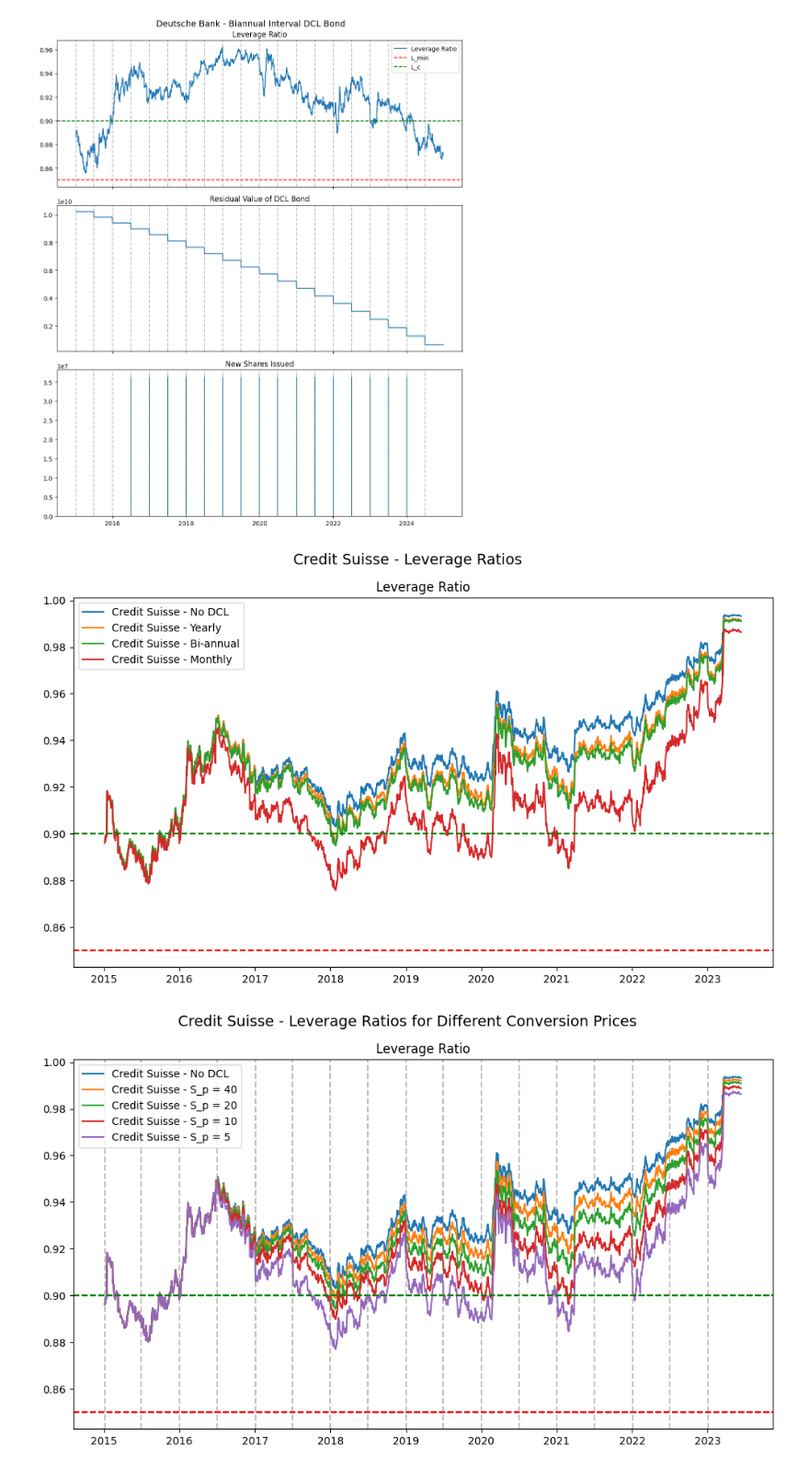
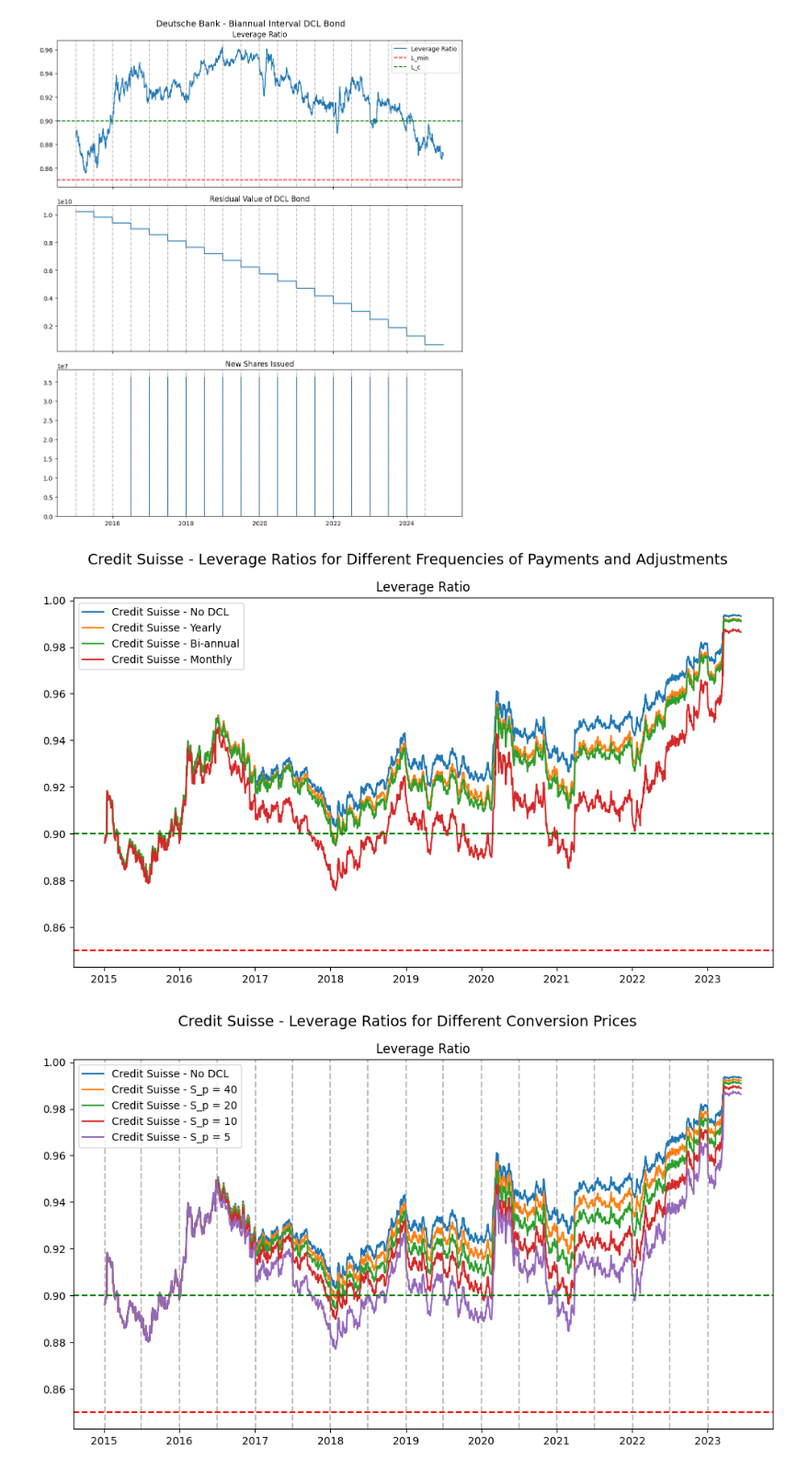
Before and after one commit to steinarb1234/DCL_coco_bond, a Jupyter notebook: main.ipynb, the cells around one changed output. Shown at 92% size. Drawn from its saved outputs; the diff is of its cells as text; code cells hidden in the pictures.

```diff
--- a/main.ipynb
+++ b/main.ipynb
@@ -110,12 +110,12 @@ class DCL_Bond:
 
         return Q * ((1 + r)**k_years + (1 - (1 + r)**k_years)/(1 - (1 + r)**(-T_years)))
 
-    def calculate_alpha(self, RQ_k, book_value_of_total_debt):
+    def calculate_alpha(self, RQ_k, total_debt):
         """
         Calculate the ratio of CoCos to total debt.
         """
 
-        return RQ_k / book_value_of_total_debt
+        return RQ_k / total_debt
 
     def calculate_leverage_ratio(self, RQ_k, NS_k_1, S_k, alpha_k):
         """
@@ -184,7 +184,7 @@ class DCL_Bond:
         else:
             period_to_years = 1 / self.freq
 
-        self.dcl_data['Book value of debt'] = self.dcl_data['Total Debt']
+        # self.dcl_data['Book value of debt'] = self.dcl_data['Total Debt']
         # self.dcl_data['Shares outstanding'] = self.dcl_data['Common Shares - Outstanding - Total']
         self.dcl_data['Shares outstanding'] = self.dcl_data['Issue Default Shares Outstanding'][0]
         self.dcl_data['Q']                  = self.Q_init
@@ -213,7 +213,7 @@ class DCL_Bond:
             )
             self.dcl_data.loc[day, 'alpha_k'] = self.calculate_alpha( # Compute alpha_k (the proportion of DCL to total debt)
                 self.dcl_data.loc[day, 'RQ_k'],
-                self.dcl_data.loc[day, 'Book value of debt']
+                self.dcl_data.loc[day, 'Total Debt']
             )
             self.dcl_data.loc[day, 'Leverage ratio'] = self.calculate_leverage_ratio( # Compute the leverage ratio
                 self.dcl_data.loc[day, 'RQ_k'],
@@ -240,7 +240,7 @@ class DCL_Bond:
                     self.dcl_data.loc[day, 'Top up loan'] = -self.dcl_data.loc[day, 'RQ_k'] + self.L_min * self.dcl_data.loc[day, 'Shares outstanding'] * self.dcl_data.loc[day, 'Close'] / (1 - self.L_min)
                     # print(f"{day} - Top up loan: {self.dcl_data.loc[day, 'Top up loan']:,.2f}")
                     self.dcl_data.loc[day, 'Q'] += self.dcl_data.loc[day, 'Top up loan'] # Nominal of the DCL
-                    self.dcl_data.loc[day, 'Book value of debt'] += self.dcl_data.loc[day, 'Top up loan'] # Total debt of the company
+                    self.dcl_data.loc[day, 'Total Debt'] += self.dcl_data.loc[day, 'Top up loan'] # Total debt of the company
 
                     # Recompute the residual value of DCL
                     self.dcl_data.loc[day, 'RQ_k'] = self.calculate_residual_value_of_dcl(
@@ -633,35 +645,35 @@ def plot_leverage_ratios(dcl_bonds: list[DCL_Bond], title: str, interv_lines = F
 
     fig, ax = plt.subplots(1, 1, sharex=True, figsize=(10,6))
     fig.suptitle(title, fontsize=14)
 
     for dcl_bond in dcl_bonds:
         ax.plot(dcl_bond.results.index, dcl_bond.results['Leverage ratio'], label=f"{dcl_bond.name}")
     if L_c_lines:
         ax.axhline(y=dcl_bond.L_min, linestyle='--', color='red')
         ax.axhline(y=dcl_bond.L_c,   linestyle='--',   color='green')
     if interv_lines:
         for k_val in dcl_bond.results['k'].unique():
             first_date_k = dcl_bond.results[dcl_bond.results['k'] == k_val].index[0]
             ax.axvline(first_date_k, color='gray', linestyle='--', alpha=0.5)
     ax.set_title('Leverage Ratio')
     ax.legend(loc='best')
     plt.tight_layout()
     plt.savefig(f"images/{title}.png")
     plt.show()
 
 
 # Compare different frequencies
 plot_leverage_ratios([
     cs_no_dcl,
     cs_dcl_yearly,
     cs_dcl_biannual,
     cs_dcl_monthly,
     # cs_dcl_daily
     ],
-    title="Credit Suisse - Leverage Ratios"
+    title="Credit Suisse - Leverage Ratios for Different Frequencies of Payments and Adjustments",
 )
 # %% [output]
-[figure, old version]
+[figure, new version]
 # %%
 
 # Compare different conversion prices, S_p
```
Also changed, not shown: parts of 2 cells of this notebook, 12 other files.
